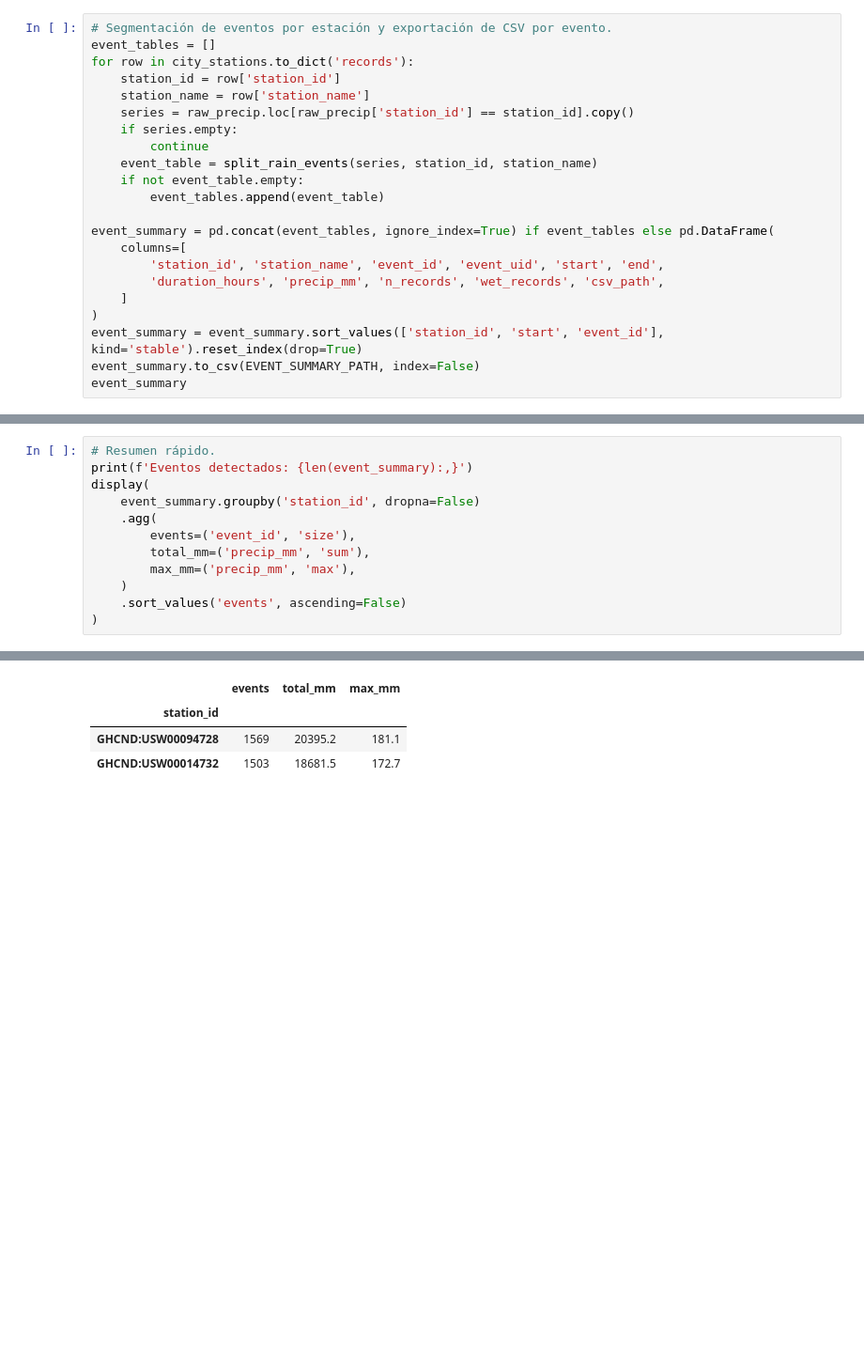
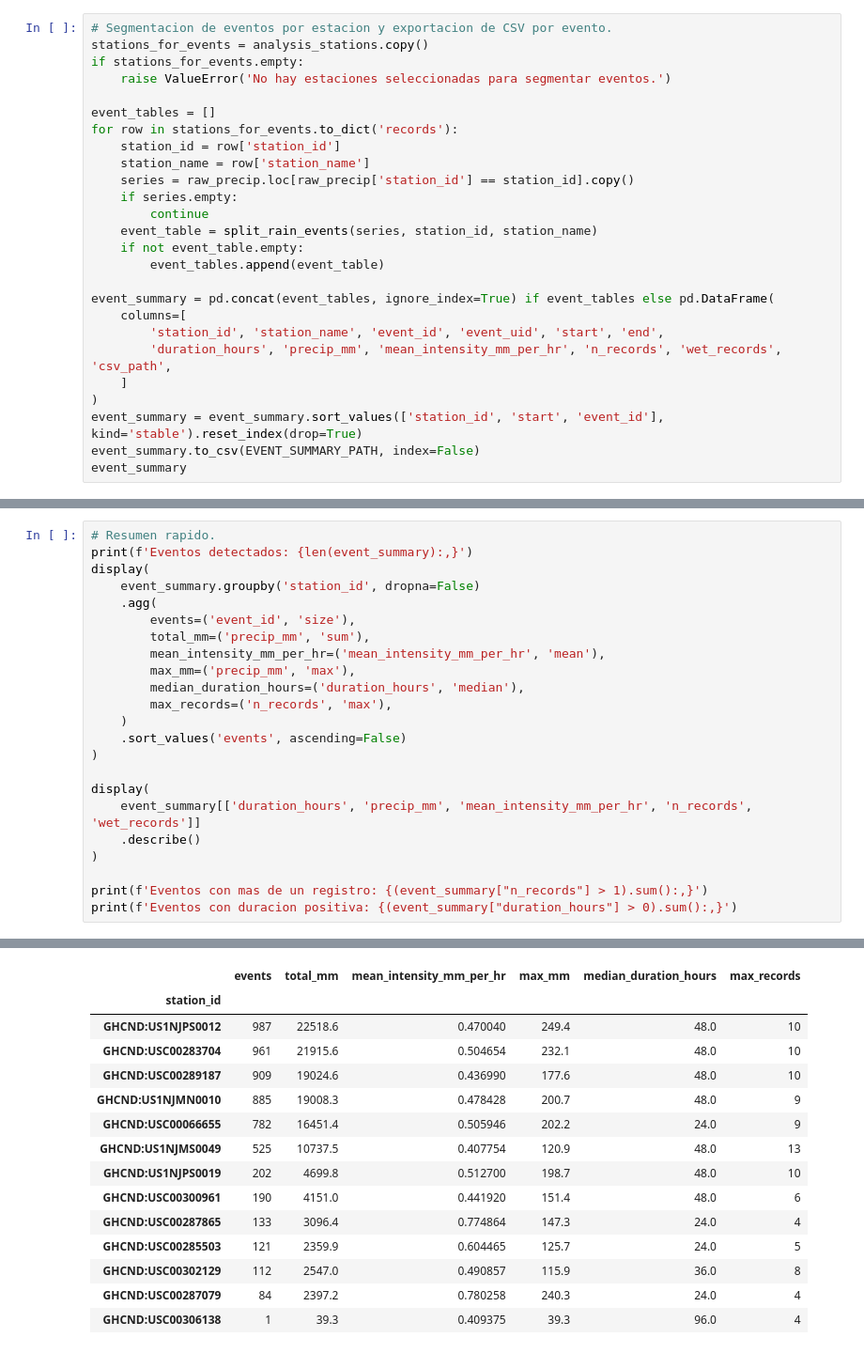
Before and after one commit to marioponce/urban-flood-stress, a Jupyter notebook: notebooks/precipitation.ipynb, the cells around one changed output, grey strips where cells are left out. Shown at 94% size. Cells and saved outputs as stored; diff of their text form; blank space fills up the shorter version.

```diff
--- a/notebooks/precipitation.ipynb
+++ b/notebooks/precipitation.ipynb
@@ -285,8 +479,12 @@ print(thiessen_out)
 /home/map10194/Documents/urban-flood-stress/data/spatial/vector/noaa/precipitation_thiessen.geojson
 # %%
-# Segmentación de eventos por estación y exportación de CSV por evento.
+# Segmentacion de eventos por estacion y exportacion de CSV por evento.
+stations_for_events = analysis_stations.copy()
+if stations_for_events.empty:
+    raise ValueError('No hay estaciones seleccionadas para segmentar eventos.')
+
 event_tables = []
-for row in city_stations.to_dict('records'):
+for row in stations_for_events.to_dict('records'):
     station_id = row['station_id']
     station_name = row['station_name']
     series = raw_precip.loc[raw_precip['station_id'] == station_id].copy()
@@ -299,7 +497,7 @@ for row in city_stations.to_dict('records'):
 event_summary = pd.concat(event_tables, ignore_index=True) if event_tables else pd.DataFrame(
     columns=[
         'station_id', 'station_name', 'event_id', 'event_uid', 'start', 'end',
-        'duration_hours', 'precip_mm', 'n_records', 'wet_records', 'csv_path',
+        'duration_hours', 'precip_mm', 'mean_intensity_mm_per_hr', 'n_records', 'wet_records', 'csv_path',
     ]
 )
 event_summary = event_summary.sort_values(['station_id', 'start', 'event_id'], kind='stable').reset_index(drop=True)
@@ -322,13 +520,24 @@ event_summary
 # %%
-# Resumen rápido.
+# Resumen rapido.
 print(f'Eventos detectados: {len(event_summary):,}')
 display(
     event_summary.groupby('station_id', dropna=False)
     .agg(
         events=('event_id', 'size'),
         total_mm=('precip_mm', 'sum'),
+        mean_intensity_mm_per_hr=('mean_intensity_mm_per_hr', 'mean'),
         max_mm=('precip_mm', 'max'),
+        median_duration_hours=('duration_hours', 'median'),
+        max_records=('n_records', 'max'),
     )
     .sort_values('events', ascending=False)
 )
+
+display(
+    event_summary[['duration_hours', 'precip_mm', 'mean_intensity_mm_per_hr', 'n_records', 'wet_records']]
+    .describe()
+)
+
+print(f'Eventos con mas de un registro: {(event_summary["n_records"] > 1).sum():,}')
+print(f'Eventos con duracion positiva: {(event_summary["duration_hours"] > 0).sum():,}')
 # %% [output]
@@ -336,4 +545,15 @@ Eventos detectados: 3,072
-|  | events | total_mm | max_mm |
-| station_id |  |  |  |
-| GHCND:USW00094728 | 1569 | 20395.2 | 181.1 |
-| GHCND:USW00014732 | 1503 | 18681.5 | 172.7 |
+|  | events | total_mm | mean_intensity_mm_per_hr | max_mm | median_duration_hours | max_records |
+| station_id |  |  |  |  |  |  |
+| GHCND:US1NJPS0012 | 987 | 22518.6 | 0.470040 | 249.4 | 48.0 | 10 |
+| GHCND:USC00283704 | 961 | 21915.6 | 0.504654 | 232.1 | 48.0 | 10 |
+| GHCND:USC00289187 | 909 | 19024.6 | 0.436990 | 177.6 | 48.0 | 10 |
+| GHCND:US1NJMN0010 | 885 | 19008.3 | 0.478428 | 200.7 | 48.0 | 9 |
+| GHCND:USC00066655 | 782 | 16451.4 | 0.505946 | 202.2 | 24.0 | 9 |
+| GHCND:US1NJMS0049 | 525 | 10737.5 | 0.407754 | 120.9 | 48.0 | 13 |
+| GHCND:US1NJPS0019 | 202 | 4699.8 | 0.512700 | 198.7 | 48.0 | 10 |
+| GHCND:USC00300961 | 190 | 4151.0 | 0.441920 | 151.4 | 48.0 | 6 |
+| GHCND:USC00287865 | 133 | 3096.4 | 0.774864 | 147.3 | 24.0 | 4 |
+| GHCND:USC00285503 | 121 | 2359.9 | 0.604465 | 125.7 | 24.0 | 5 |
+| GHCND:USC00302129 | 112 | 2547.0 | 0.490857 | 115.9 | 36.0 | 8 |
+| GHCND:USC00287079 | 84 | 2397.2 | 0.780258 | 240.3 | 24.0 | 4 |
+| GHCND:USC00306138 | 1 | 39.3 | 0.409375 | 39.3 | 96.0 | 4 |
```
Also changed, not shown: parts of 13 cells of this notebook, 3 other files.
